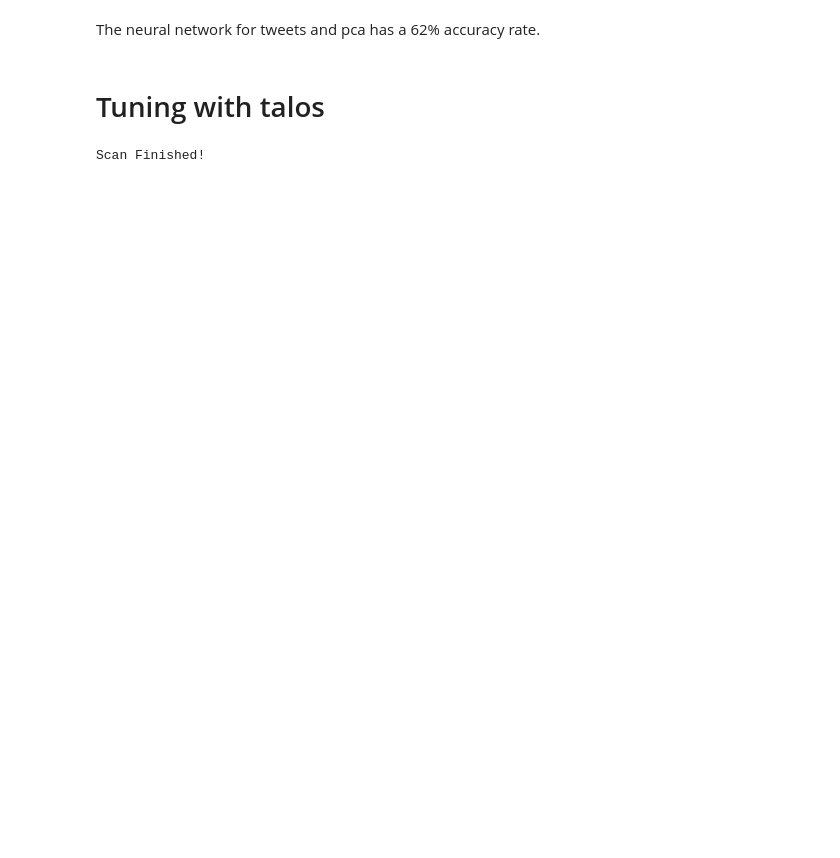
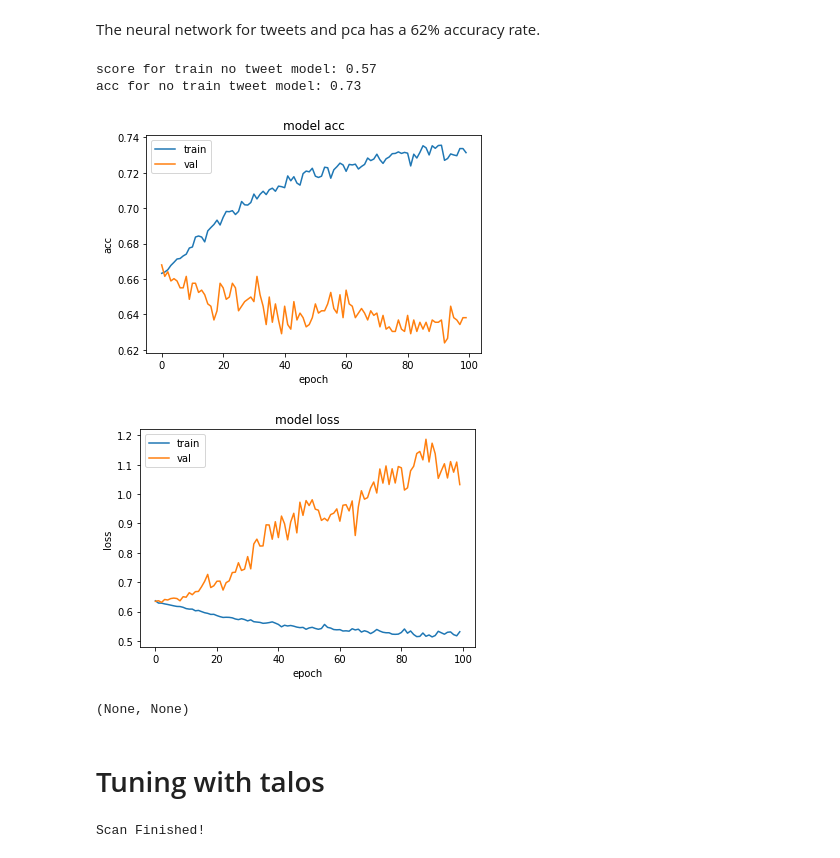
Before and after one commit to SproulHimself/TSLA_stock_twitter_sentiment_analysis, a Jupyter notebook: pca_modeling.ipynb, the cells around one changed output. Drawn from its saved outputs; the diff is of its cells as text; code cells hidden in the pictures; blank space fills up the shorter version.

```diff
--- a/pca_modeling.ipynb
+++ b/pca_modeling.ipynb
@@ -409,5 +391,18 @@ acc: 0.62
 # %% [markdown]
 The neural network for tweets and pca has a 62% accuracy rate.
+# %%
+score_train_tweet, acc_train_tweet = classifier.evaluate(X_train_tweet, y_train_tweet, verbose = 2, batch_size = 32)
+print("score for train no tweet model: %.2f" % (score_train_tweet))
+print("acc for no train tweet model: %.2f" % (acc_train_tweet))
+# %% [output]
+score for train no tweet model: 0.57
+acc for no train tweet model: 0.73
+# %%
+plot_train_val(ann, 'acc'), plot_train_val(ann, 'loss')
+# %% [output]
+[figure, added]
+[figure, added]
+(None, None)
 # %% [markdown]
 # Tuning with talos
 # %%
```
Also changed, not shown: parts of 18 cells of this notebook, 1 other file.
